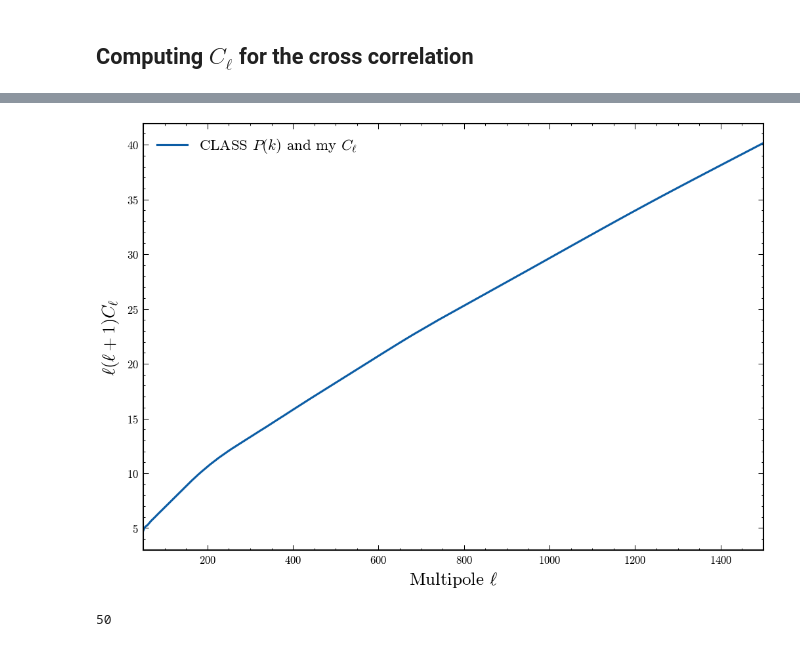
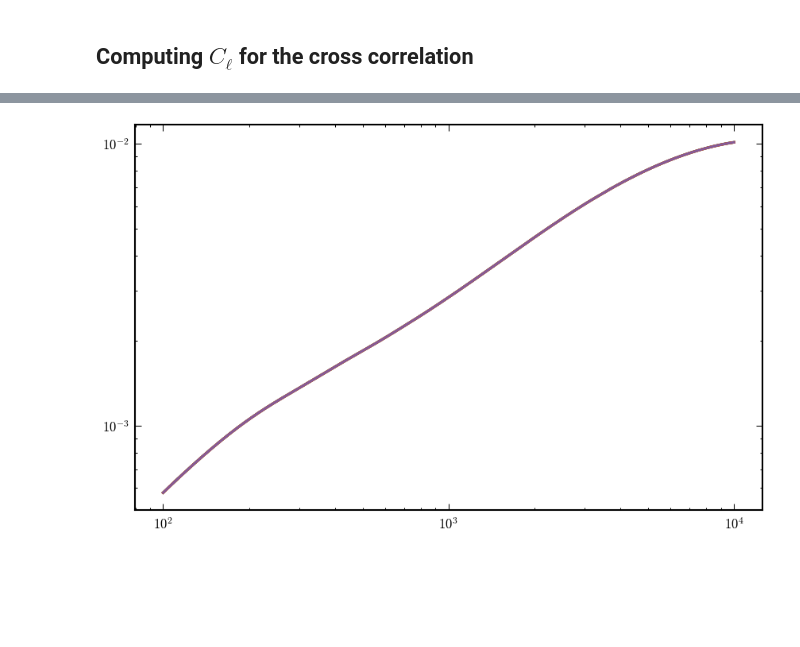
Before and after one commit to vPedreros/gravitomagnetic, a Jupyter notebook: C_l_gral.ipynb, the cells around one changed output, grey strips where cells are left out. Drawn from its saved outputs; the diff is of its cells as text; code cells hidden in the pictures; blank space fills up the shorter version.

Commit message:
testing integration methods

```diff
--- a/C_l_gral.ipynb
+++ b/C_l_gral.ipynb
@@ -292,19 +232,20 @@ def C_ell_lensing(z_s, ell, kmin, kmax, Pk, z_min=1e-5, Pk_evol=False, pars=para
 # %%
+methods = ['cumsum', 'quad', 'simpson', 'trapezoid', 'cum_simpson', 'cum_trapezoid']
 ell_grid = np.arange(int(1e2), int(1e4))
-z_grid = np.linspace(0.4,1.4,10)
-
-C_ells_lensing = {}
-
-for z in z_grid:
-    C_ells_lensing[z] = np.zeros_like(ell_grid, dtype=float)
-
+C_ell = {}
+for method in methods:
+    start = time()
+    C_ell[method] = np.zeros_like(ell_grid, dtype=float)
     for idx, ell in enumerate(ell_grid):
-        C_ells_lensing[z][idx] = C_ell_lensing(
-            z_s=z,
-            ell=ell,
-            z_min=1e-5,
-            kmin=kk[0],
-            kmax=kk[-1],
-            Pk=Pk_m_class_varz_int,
-            Pk_evol=True,
-        )
+        C_ell[method][idx] = utils.C_ell_lensing(
+                                z_s=3,
+                                ell=ell,
+                                z_min=1e-5,
+                                kmin=kk[0],
+                                kmax=kk[-1],
+                                Pk=Pk_m_class_varz_int,
+                                Pk_evol=True,
+                                integr_method=method
+                            )
+    end = time()
+    print(f"Method: {method}, time = {end-start:.3f} s")
@@ -472,28 +259,7 @@ NameError: name 'C_ells' is not defined
-# %%
-fig, ax = plt.subplots(figsize=(7, 5))
-
-# factor = Cl_kk[ell_grid[-1]]/C_ells['lensing'][-1]
-# factor_class = Cl_kk[ell_grid[-1]]/C_ells['lensing_class'][-1]
-
-# Plot all spectra
-ax.plot(ell_grid, ell_grid*C_ells_lensing/Cl_kk[ell_grid], label=r"CLASS $P(k)$ and my $C_\ell$")
-
-# Axis labels
-ax.set_xlabel(r"Multipole $\ell$", fontsize=13)
-ax.set_ylabel(r"$\ell(\ell+1)C_\ell$", fontsize=13)
-
-# Legend
-ax.legend(fontsize=11, loc="best", frameon=False)
-
-# Grid and limits
-# ax.grid(True, which="both", ls="--", lw=0.5, alpha=0.7)
-ax.set_xlim(ell_grid.min(), ell_grid.max())
-
-plt.tight_layout()
-plt.show()
-# %% [output]
-[figure, removed]
-# %%
-cl['ell'][50]
-# %% [output]
-50
+# %%
+fig, ax = plt.subplots()
+
+for method in methods:
+    ax.loglog(ell_grid, ell_grid*(ell_grid+1)*C_ell[method]/2*np.pi, label=method)
+# %% [output]
+[figure, added]
```
Also changed, not shown: parts of 63 cells of this notebook.
